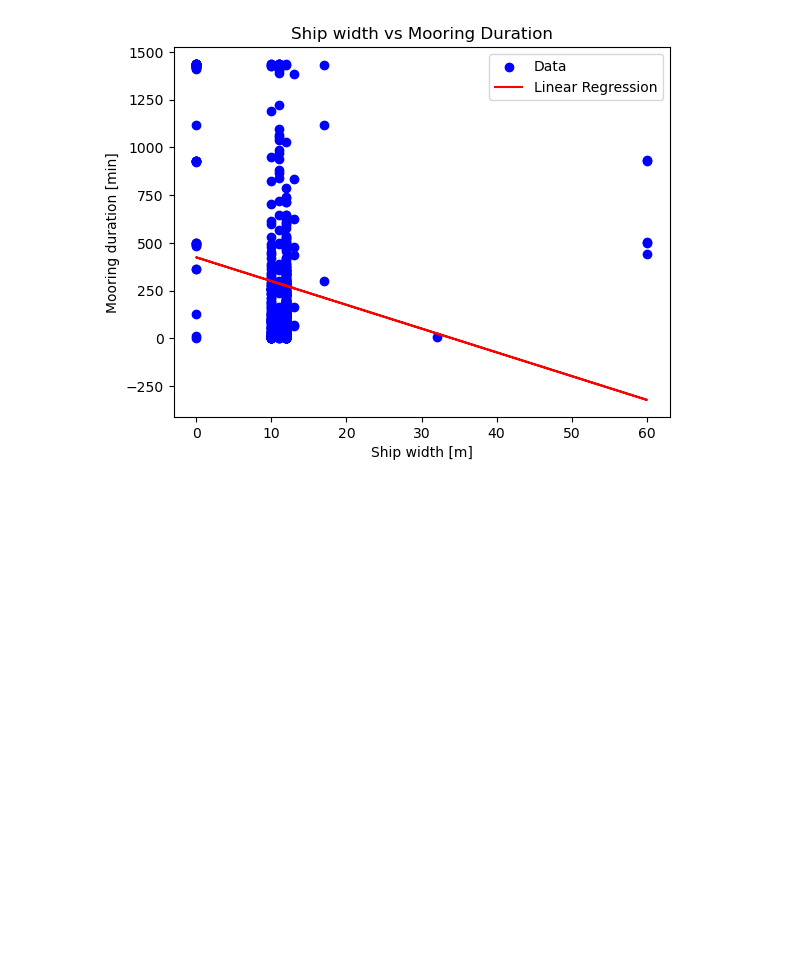
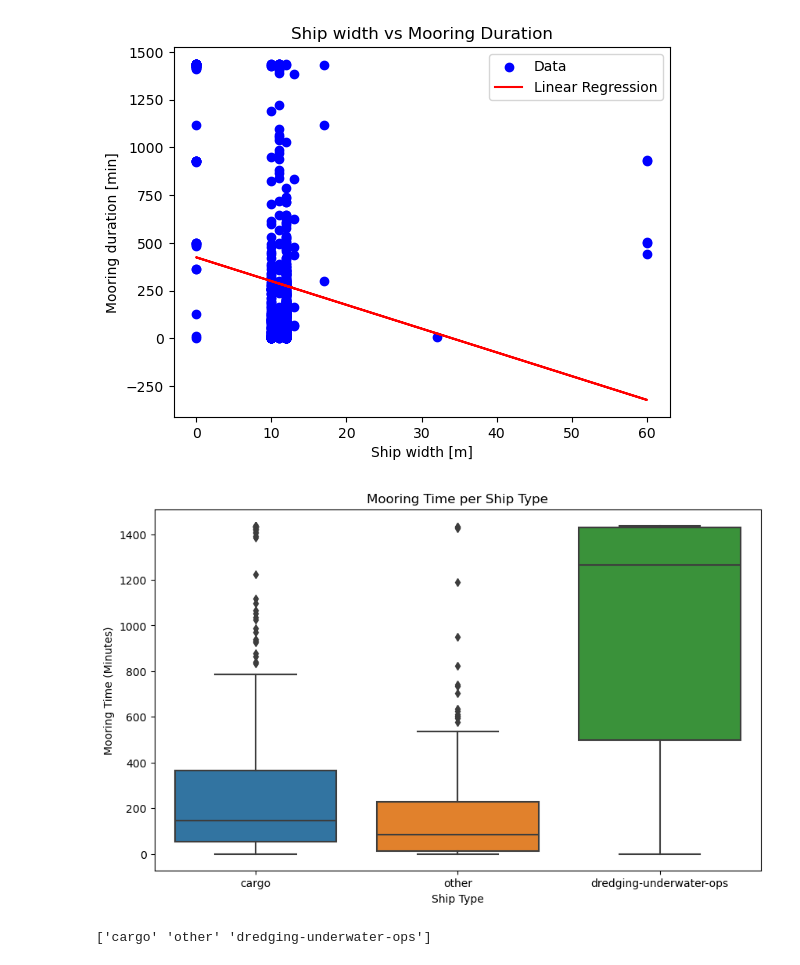
Before and after one commit to rlambregts/ME44312-AIS-Assignment, a Jupyter notebook: Data Processing_final_alles.ipynb, the cells around one changed output. Drawn from its saved outputs; the diff is of its cells as text; code cells hidden in the pictures; blank space fills up the shorter version.

Commit message:
more plots

```diff
--- a/Data Processing_final_alles.ipynb
+++ b/Data Processing_final_alles.ipynb
@@ -628,6 +618,24 @@ plt.show()
 424.5959765416011
 R-squared: 0.030633978068830725
 [figure]
+# %%
+import seaborn as sns
+
+
+plt.figure(figsize=(10, 6))
+sns.boxplot(x='vessel.type', y='total_time_minutes', data=final_df)
+plt.title('Mooring Time per Ship Type')
+plt.xlabel('Ship Type')
+plt.ylabel('Mooring Time (Minutes)')
+plt.show()
+# %% [output]
+[figure, added]
+# %%
+final_df[final_df['vessel.type'] == 'container']
+
+print(final_df['vessel.type'].unique())
+# %% [output]
+['cargo' 'other' 'dredging-underwater-ops']
 # %%
 from sklearn.model_selection import train_test_split
 from sklearn.linear_model import LogisticRegression
```
Also changed, not shown: parts of 9 cells of this notebook, 4 other files.
